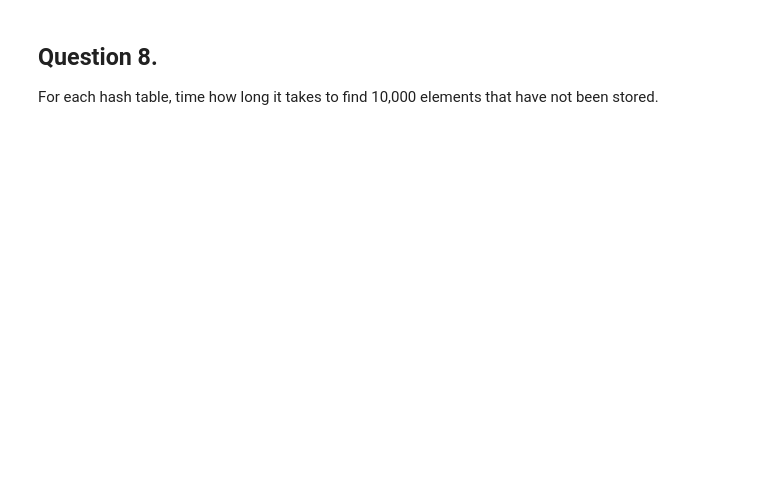
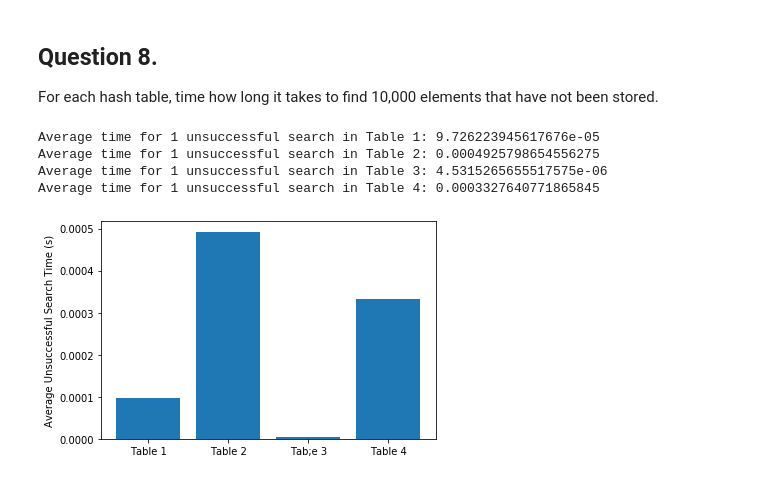
Before and after one commit to mahmud-nobe/CS110_pcw, a Jupyter notebook: CS110_Pre_Class_Work_7_2.ipynb, the cells around one changed output. Drawn from its saved outputs; the diff is of its cells as text; code cells hidden in the pictures; blank space fills up the shorter version.

```diff
--- a/CS110_Pre_Class_Work_7_2.ipynb
+++ b/CS110_Pre_Class_Work_7_2.ipynb
@@ -140,0 +356,49 @@ raise NotImplementedError()
+# %%
+
+new_words = []
+
+for i in range(10000):
+  new_words.append(randomword(10))
+
+avg_unsuccess_time = []
+
+start = time.time()
+for word in new_words:
+  contains(hash_table1, word, hash_str1)
+end = time.time()
+avg_unsuccess_time.append((end-start)/len(new_words))
+print('Average time for 1 unsuccessful search in Table 1:', avg_unsuccess_time[0])
+
+start = time.time()
+for word in new_words:
+  contains(hash_table2, word, hash_str2)
+end = time.time()
+avg_unsuccess_time.append((end-start)/len(new_words))
+print('Average time for 1 unsuccessful search in Table 2:', avg_unsuccess_time[1])
+
+start = time.time()
+for word in new_words:
+  contains(hash_table3, word, hash_str3)
+end = time.time()
+avg_unsuccess_time.append((end-start)/len(new_words))
+print('Average time for 1 unsuccessful search in Table 3:', avg_unsuccess_time[2])
+
+start = time.time()
+for word in new_words:
+  contains(hash_table4, word, hash_str4)
+end = time.time()
+avg_unsuccess_time.append((end-start)/len(new_words))
+print('Average time for 1 unsuccessful search in Table 4:', avg_unsuccess_time[3])
+
+# raise NotImplementedError()
+# %% [output]
+Average time for 1 unsuccessful search in Table 1: 9.726223945617676e-05
+Average time for 1 unsuccessful search in Table 2: 0.0004925798654556275
+Average time for 1 unsuccessful search in Table 3: 4.5315265655517575e-06
+Average time for 1 unsuccessful search in Table 4: 0.0003327640771865845
+# %%
+plt.bar(['Table 1', 'Table 2', 'Tab;e 3', 'Table 4'], avg_unsuccess_time)
+plt.ylabel('Average Unsuccessful Search Time (s)')
+plt.show()
+# %% [output]
+[figure, added]
```
Also changed, not shown: parts of 22 cells of this notebook.
